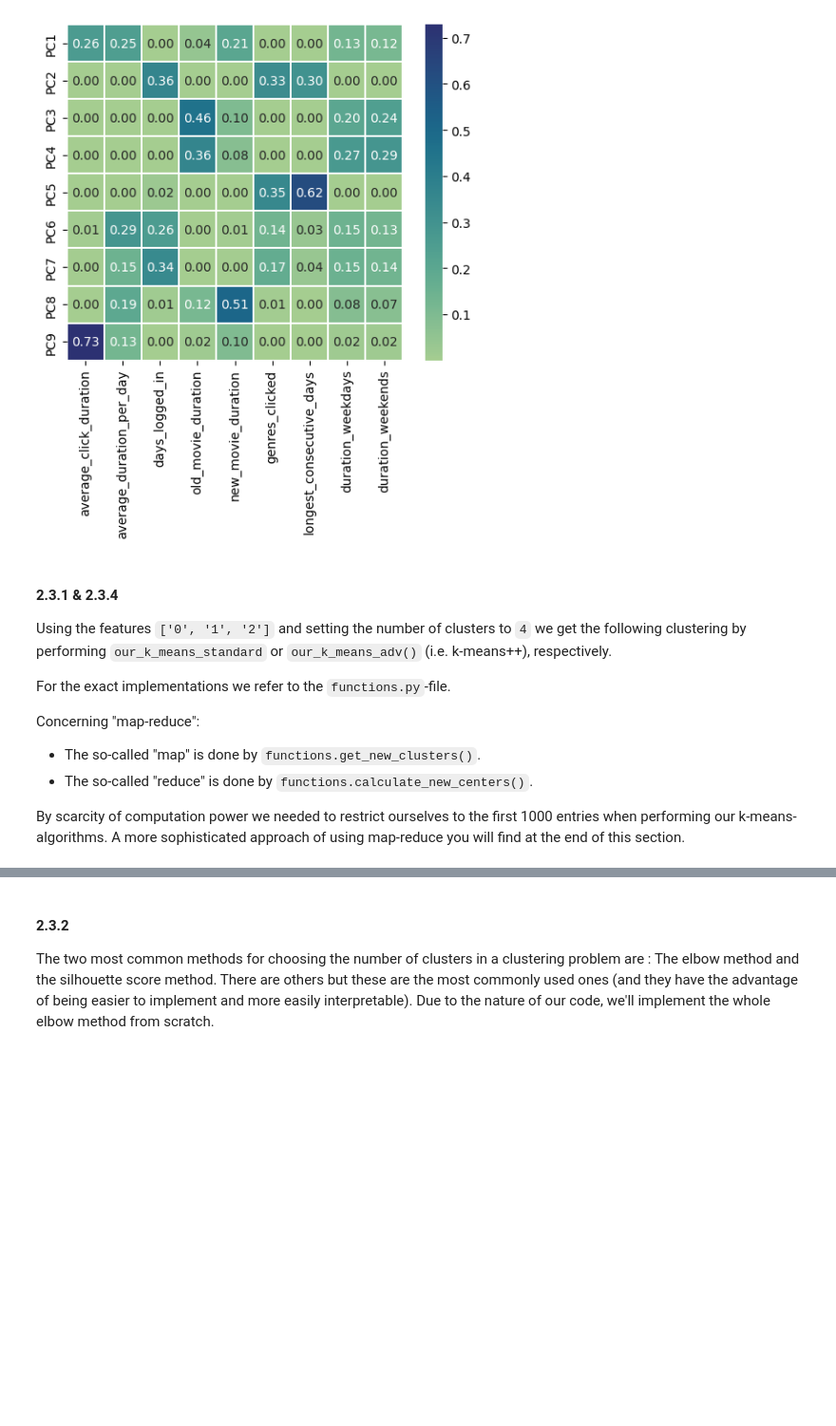
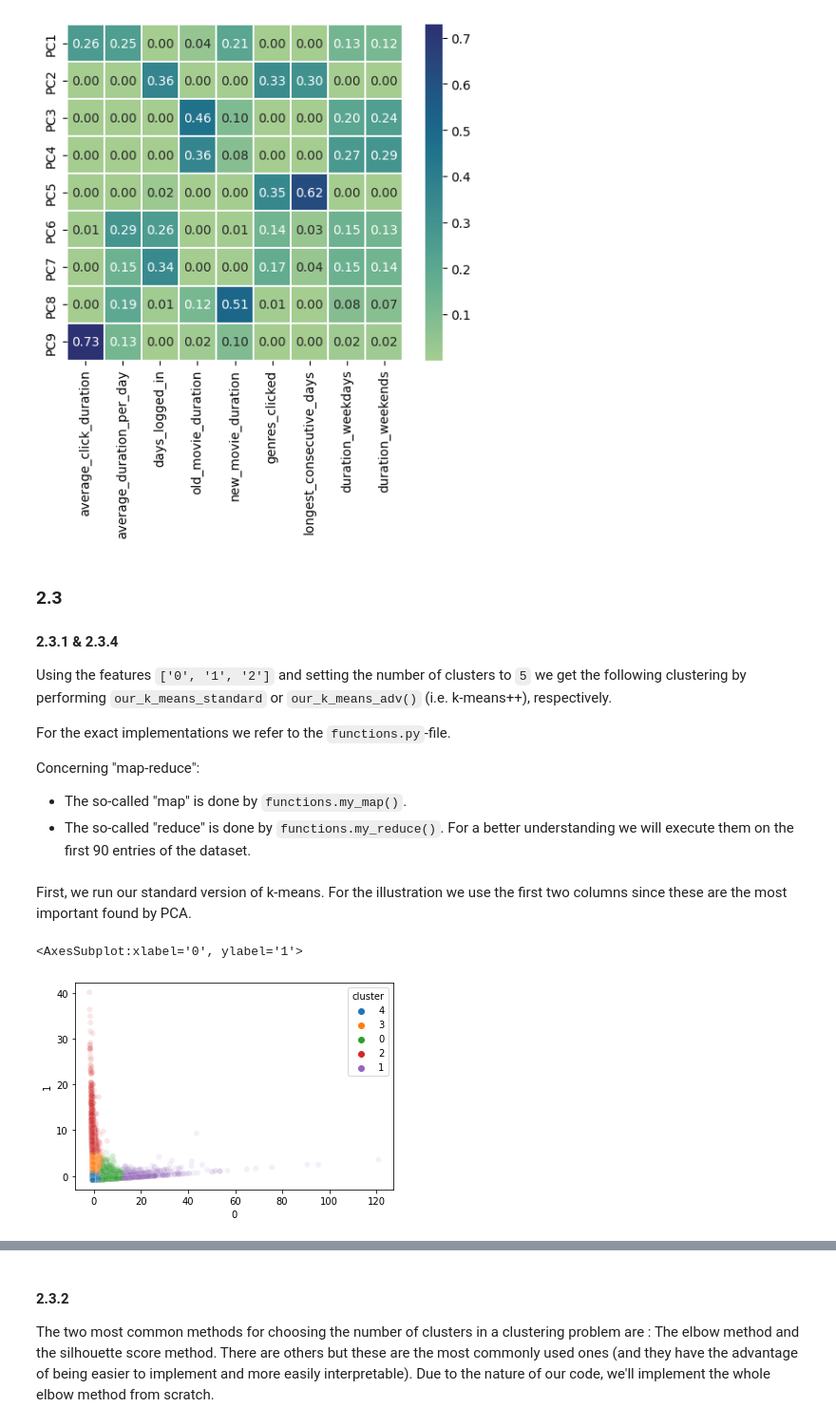
Before and after one commit to saifali03/recommendation-systems-and-clustering-everywhere, a Jupyter notebook: main.ipynb, the cells around one changed output, grey strips where cells are left out. Shown at 95% size. Saved outputs shown, nothing was run; the diff lists cells and outputs as text; code cells hidden in the pictures; blank space fills up the shorter version.

```diff
--- a/main.ipynb
+++ b/main.ipynb
@@ -855,14 +855,13 @@ sns.heatmap(pca.components_**2,
 <Axes: >
 [figure]
 # %% [markdown]
+### 2.3
 #### 2.3.1 & 2.3.4
-Using the features `['0', '1', '2']` and setting the number of clusters to `4` we get the following clustering by performing `our_k_means_standard` or `our_k_means_adv()` (i.e. k-means++), respectively.
+Using the features `['0', '1', '2']` and setting the number of clusters to `5` we get the following clustering by performing `our_k_means_standard` or `our_k_means_adv()` (i.e. k-means++), respectively.
 
 For the exact implementations we refer to the `functions.py`-file.
 
-
 Concerning "map-reduce":
--   The so-called "map" is done by `functions.get_new_clusters()`.
--   The so-called "reduce" is done by `functions.calculate_new_centers()`.
-
-By scarcity of computation power we needed to restrict ourselves to the first 1000 entries when performing our k-means-algorithms. A more sophisticated approach of using map-reduce you will find at the end of this section.
+-   The so-called "map" is done by `functions.my_map()`.
+-   The so-called "reduce" is done by `functions.my_reduce()`.
+For a better understanding we will execute them on the first 90 entries of the dataset.
@@ -868,0 +871,14 @@ By scarcity of computation power we needed to restrict ourselves to the first 10
+# %%
+k = 5
+data_path = 'pca.csv'
+essential_cols = ['0','1','2']
+chunksize = 10**4
+nrows = None
+# %% [markdown]
+First, we run our standard version of k-means. For the illustration we use the first two columns since these are the most important found by PCA.
+# %%
+res = functions.our_k_means_standard(k, data_path, essential_cols, nrows=nrows, chunksize=chunksize, upper_bound_for_iterations=50 )
+sns.scatterplot(data=res, x='0', y="1", hue="cluster", alpha=0.1)
+# %% [output]
+<AxesSubplot:xlabel='0', ylabel='1'>
+[figure, added]
```
Also changed, not shown: parts of 10 cells of this notebook.
